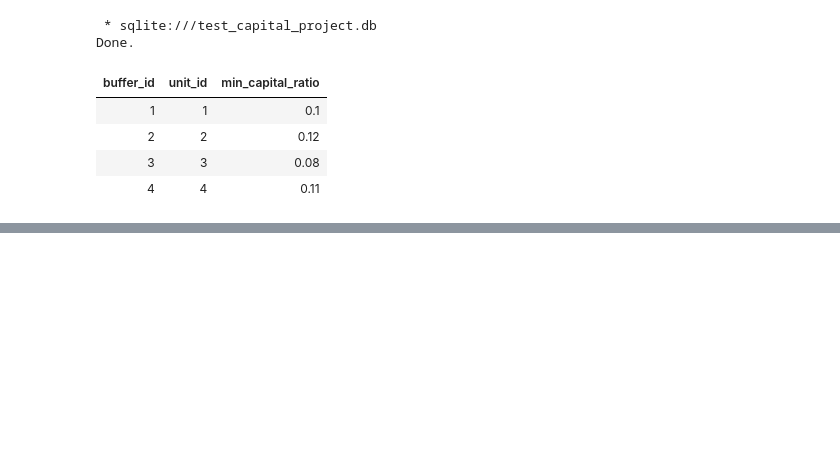
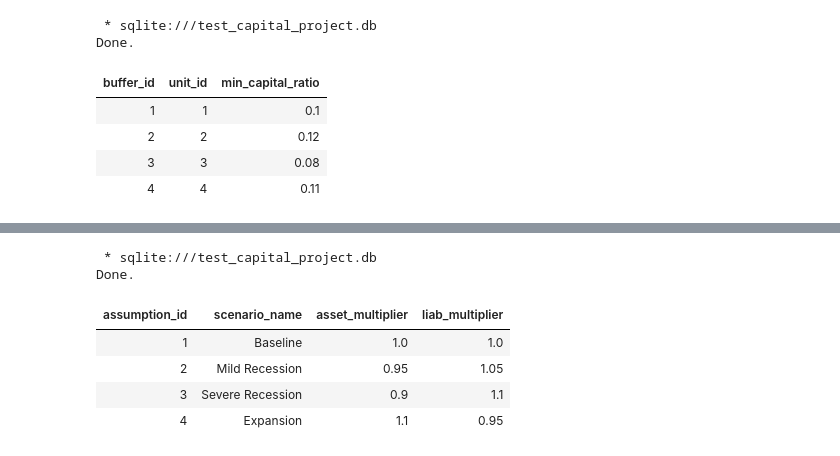
Before and after one commit to markizevbigie/capital-forecasting-microproject, a Jupyter notebook: capital_forecasting_microproject.ipynb, the cells around one changed output, grey strips where cells are left out. Saved outputs shown, nothing was run; the diff lists cells and outputs as text; code cells hidden in the pictures; blank space fills up the shorter version.

```diff
--- a/capital_forecasting_microproject.ipynb
+++ b/capital_forecasting_microproject.ipynb
@@ -171,0 +176,11 @@ INSERT INTO forecast_assumptions (assumption_id, scenario_name, asset_multiplier
+# %%
+%%sql
+SELECT * FROM forecast_assumptions
+# %% [output]
+ * sqlite:///test_capital_project.db
+Done.
+| assumption_id | scenario_name | asset_multiplier | liab_multiplier |
+| 1 | Baseline | 1.0 | 1.0 |
+| 2 | Mild Recession | 0.95 | 1.05 |
+| 3 | Severe Recession | 0.9 | 1.1 |
+| 4 | Expansion | 1.1 | 0.95 |
```
Also changed, not shown: parts of 4 cells of this notebook, 1 other file.
